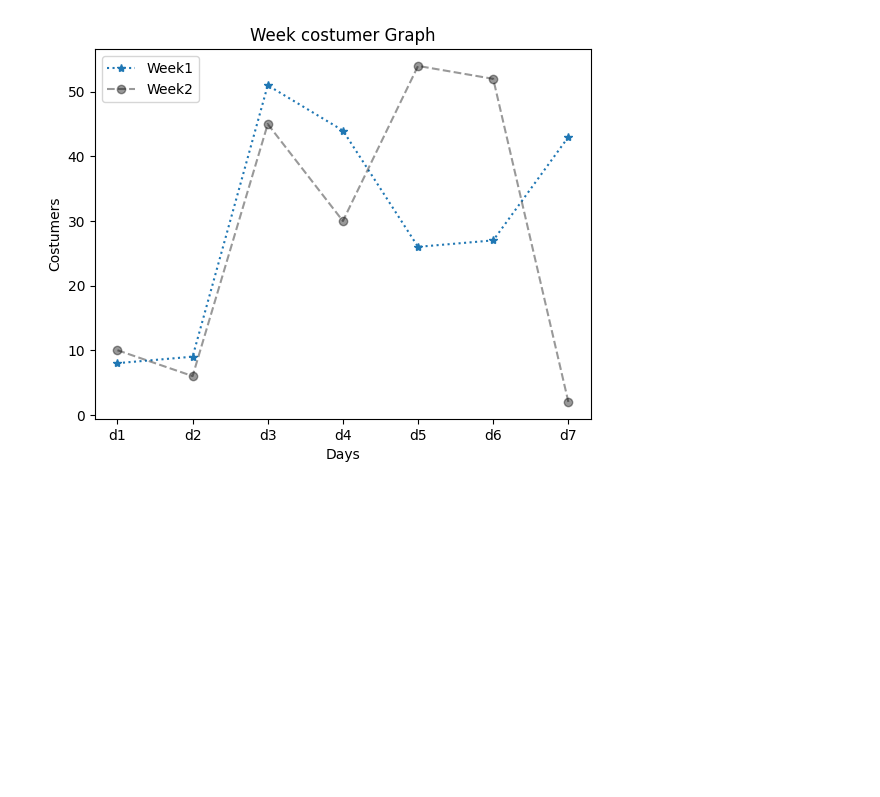
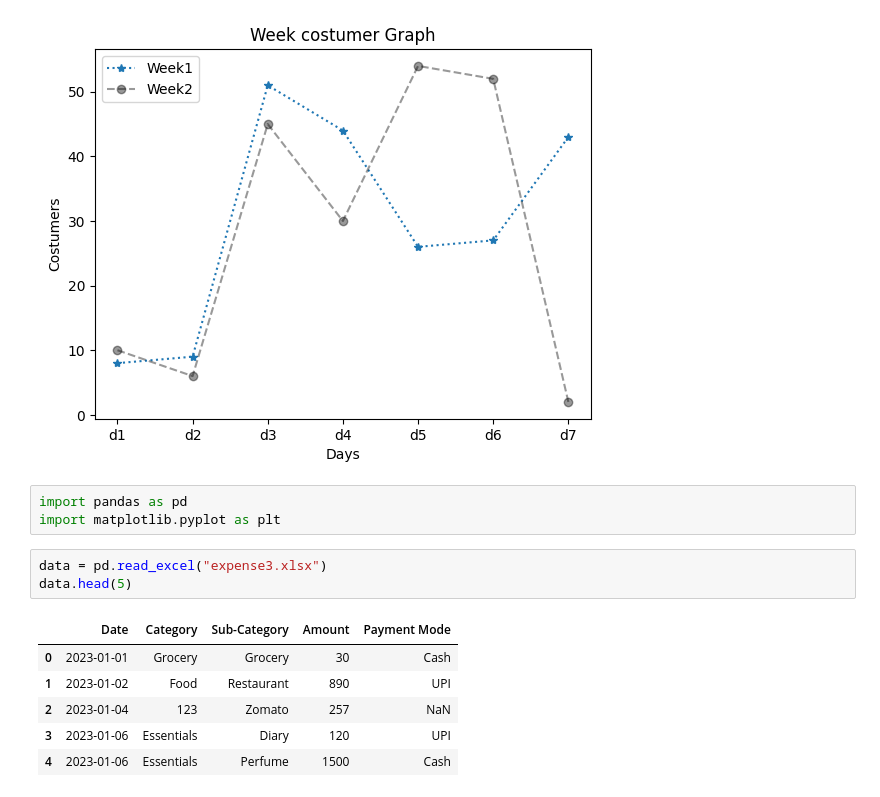
Before and after one commit to anshul02414/Pythondaily, a Jupyter notebook: Matplotlib/LinePlot.ipynb, the cells around one changed output. Cells and saved outputs as stored; diff of their text form; blank space fills up the shorter version.

```diff
--- a/Matplotlib/LinePlot.ipynb
+++ b/Matplotlib/LinePlot.ipynb
@@ -15,3 +15,16 @@ plt.ylabel("Costumers")
 plt.show()
 # %% [output]
 [figure]
+# %%
+import pandas as pd
+import matplotlib.pyplot as plt
+# %%
+data = pd.read_excel("expense3.xlsx")
+data.head(5)
+# %% [output]
+|  | Date | Category | Sub-Category | Amount | Payment Mode |
+| 0 | 2023-01-01 | Grocery | Grocery | 30 | Cash |
+| 1 | 2023-01-02 | Food | Restaurant | 890 | UPI |
+| 2 | 2023-01-04 | 123 | Zomato | 257 | NaN |
+| 3 | 2023-01-06 | Essentials | Diary | 120 | UPI |
+| 4 | 2023-01-06 | Essentials | Perfume | 1500 | Cash |
```
Also changed, not shown: parts of 14 cells of this notebook, 1 other file.
